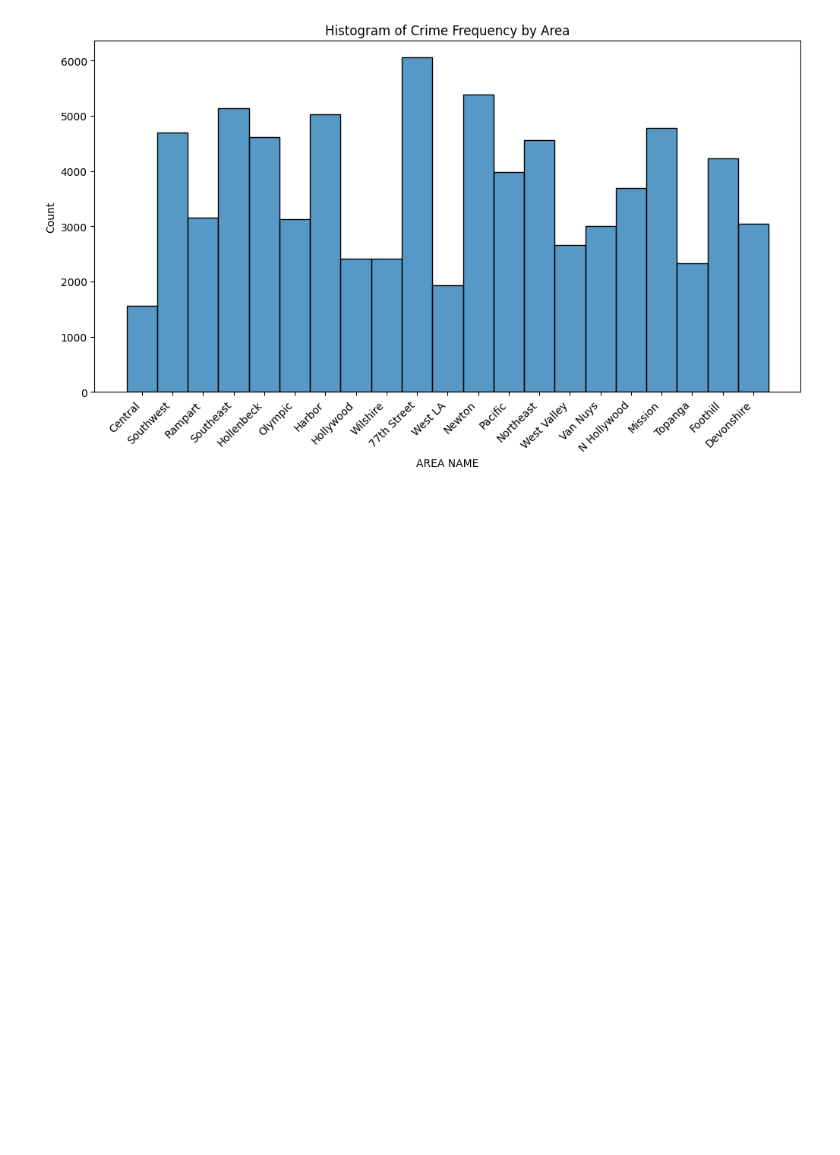
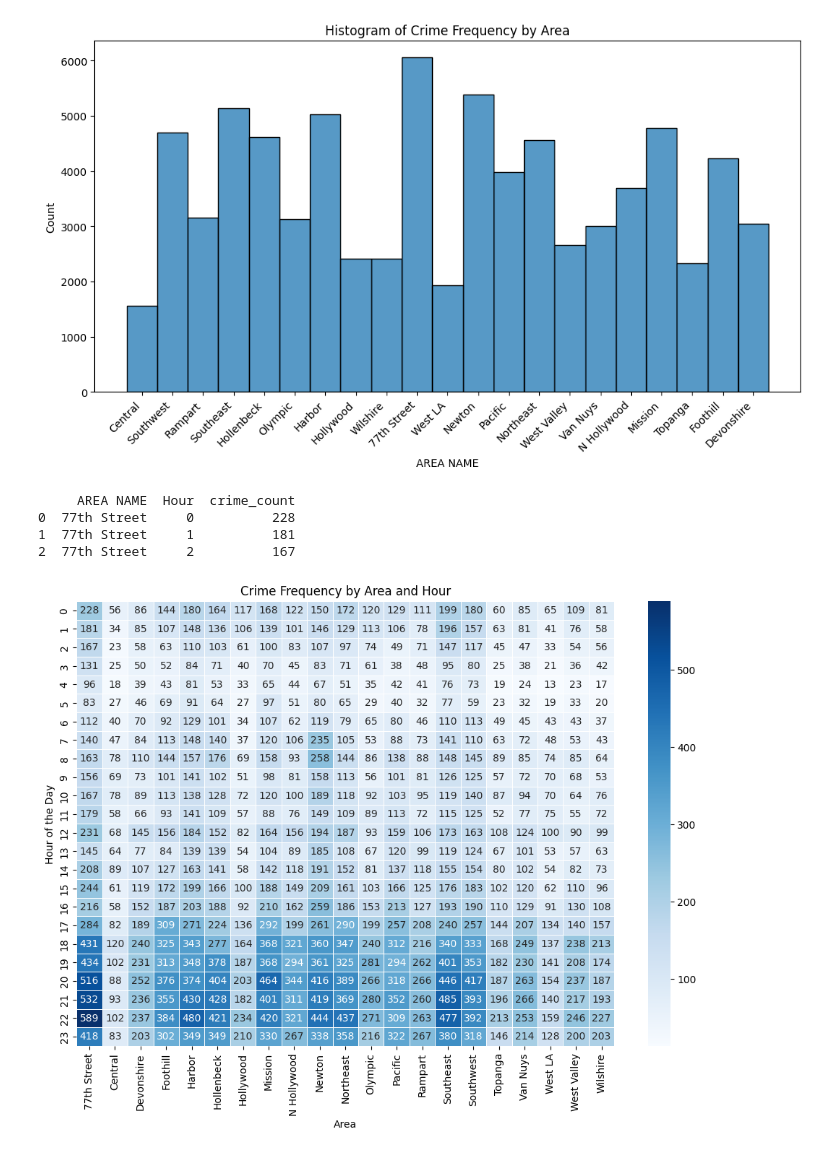
Before and after one commit to thinhh/CMPE-255-Project, a Jupyter notebook: Data_Analysis.ipynb, the cells around one changed output. Saved outputs shown, nothing was run; the diff lists cells and outputs as text; code cells hidden in the pictures; blank space fills up the shorter version.

Commit message:
Added code to show frequency of crimr by area by hour

```diff
--- a/Data_Analysis.ipynb
+++ b/Data_Analysis.ipynb
@@ -363,6 +362,26 @@ plt.xticks(rotation=45, ha='right')
 plt.show()
 # %% [output]
 [figure]
+# %%
+# Crime frequency by area by hour
+
+crime_frequency = new_df.groupby(['AREA NAME', 'Hour']).size().reset_index(name='crime_count')
+print(crime_frequency.head(3), "\n")
+
+crime_pivot = crime_frequency.pivot(index='Hour', columns='AREA NAME', values='crime_count').fillna(0)
+
+plt.figure(figsize=(12, 8))
+sns.heatmap(crime_pivot, cmap='Blues', annot=True, fmt='g', linewidths=.5)
+plt.title('Crime Frequency by Area and Hour')
+plt.xlabel('Area')
+plt.ylabel('Hour of the Day')
+plt.show()
+# %% [output]
+     AREA NAME  Hour  crime_count
+0  77th Street     0          228
+1  77th Street     1          181
+2  77th Street     2          167
+[figure, added]
 # %%
 new_df['DATE OCC'] = pd.to_datetime(new_df['DATE OCC'])
 
```
Also changed, not shown: parts of 6 cells of this notebook, 2 other files.
